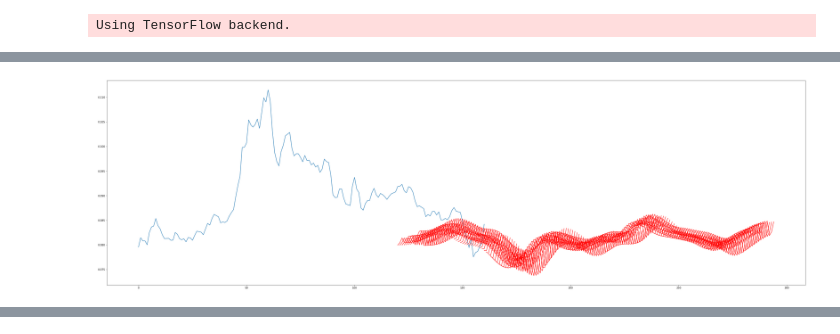
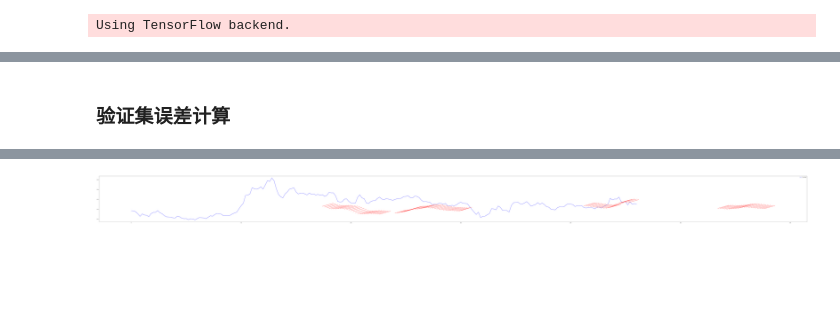
Before and after one commit to GuQiangJS/LSTM-for-Stock, a Jupyter notebook: samples/sample.ipynb, the cells around one changed output, grey strips where cells are left out. Saved outputs shown, nothing was run; the diff lists cells and outputs as text; code cells hidden in the pictures; blank space fills up the shorter version.

```diff
--- a/samples/sample.ipynb
+++ b/samples/sample.ipynb
@@ -104,5 +87,9 @@ Y_pred=model.predict(X_val,{ 'verbose': 2})
-# %%
-Y_pred=model.predict(X_val,{ 'verbose': 2})
-plot(X_val[:,0,0],list(Y_pred),window=window,step=1)
-# %% [output]
-[figure, removed]
+# %% [markdown]
+### 验证集误差计算
+# %%
+X_val,Y_val=dataloader.get_valid_data(window,days,True)
+# model.evaluate(X_val,Y_val)
+pred=model.predict(X_val)
+# unit.plot_by_xl(X_val,Y_val,window,days,figsize=(150,10))
+unit.plot_by_xl(X_val,pred,window,days,figsize=(150,10))
+# %% [output]
@@ -108,0 +97 @@ plot(X_val[:,0,0],list(Y_pred),window=window,step=1)
+[figure, added]
```
Also changed, not shown: parts of 24 cells of this notebook, 5 other files.
